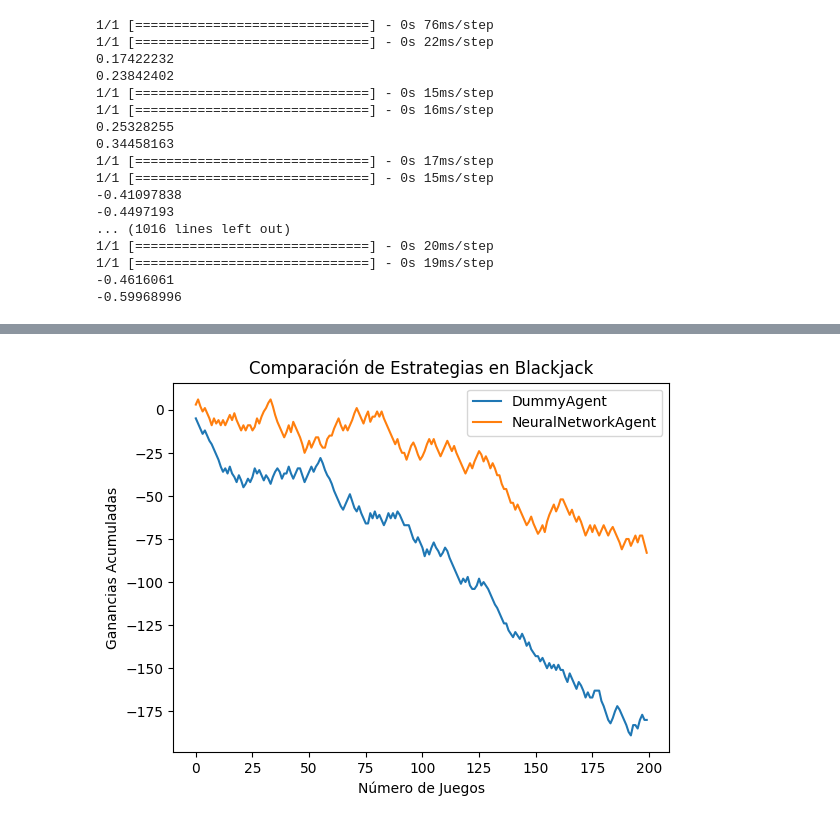
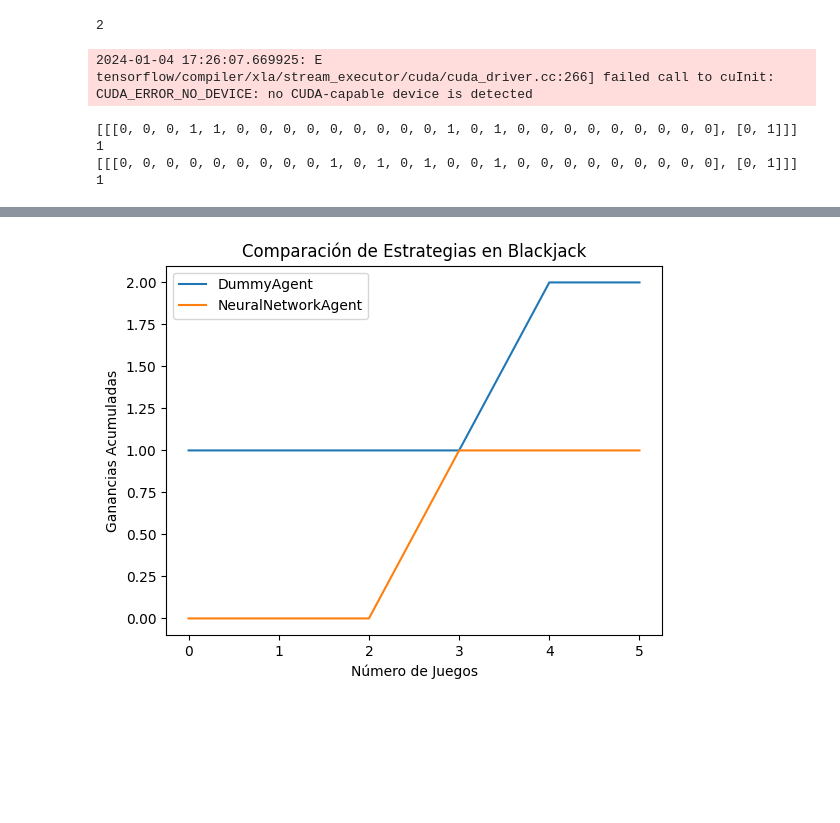
Before and after one commit to MrCabss69/Machine-Learning-Blackjack, a Jupyter notebook: agents_evaluation.ipynb, the cells around one changed output, grey strips where cells are left out. Drawn from its saved outputs; the diff is of its cells as text; code cells hidden in the pictures; blank space fills up the shorter version.

```diff
--- a/agents_evaluation.ipynb
+++ b/agents_evaluation.ipynb
@@ -39,26 +73,19 @@ class SimuladorBlackjack:
+# %%
+ganancias = sum([r[-1] for r in resultados])
+ganancias
+# %% [output]
+2
 # %%
 # Suponiendo que tienes la clase Juego y las clases de agentes definidas
 dummy_agent = DummyAgent()
 neural_network_agent = NeuralNetworkAgent(28)
 
-simulador = SimuladorBlackjack({'DummyAgent': dummy_agent, 'NeuralNetworkAgent': neural_network_agent}, 200)
+simulador = MontecarloBlackjack({'DummyAgent': dummy_agent, 'NeuralNetworkAgent': neural_network_agent}, 6, False)
 simulador.simular()
 simulador.plot_resultados()
 # %% [output]
-1/1 [==============================] - 0s 76ms/step
-1/1 [==============================] - 0s 22ms/step
-0.17422232
-0.23842402
-1/1 [==============================] - 0s 15ms/step
-1/1 [==============================] - 0s 16ms/step
-0.25328255
-0.34458163
-1/1 [==============================] - 0s 17ms/step
-1/1 [==============================] - 0s 15ms/step
--0.41097838
--0.4497193
-... (1016 lines left out)
-1/1 [==============================] - 0s 20ms/step
-1/1 [==============================] - 0s 19ms/step
--0.4616061
--0.59968996
+2024-01-04 17:26:07.669925: E tensorflow/compiler/xla/stream_executor/cuda/cuda_driver.cc:266] failed call to cuInit: CUDA_ERROR_NO_DEVICE: no CUDA-capable device is detected
+[[[0, 0, 0, 1, 1, 0, 0, 0, 0, 0, 0, 0, 0, 0, 1, 0, 1, 0, 0, 0, 0, 0, 0, 0, 0, 0], [0, 1]]]
+1
+[[[0, 0, 0, 0, 0, 0, 0, 0, 0, 1, 0, 1, 0, 1, 0, 0, 1, 0, 0, 0, 0, 0, 0, 0, 0, 0], [0, 1]]]
+1
@@ -65 +100 @@ simulador.plot_resultados()
-[figure, old version]
+[figure, new version]
```
Also changed, not shown: parts of 10 cells of this notebook, 9 other files.
